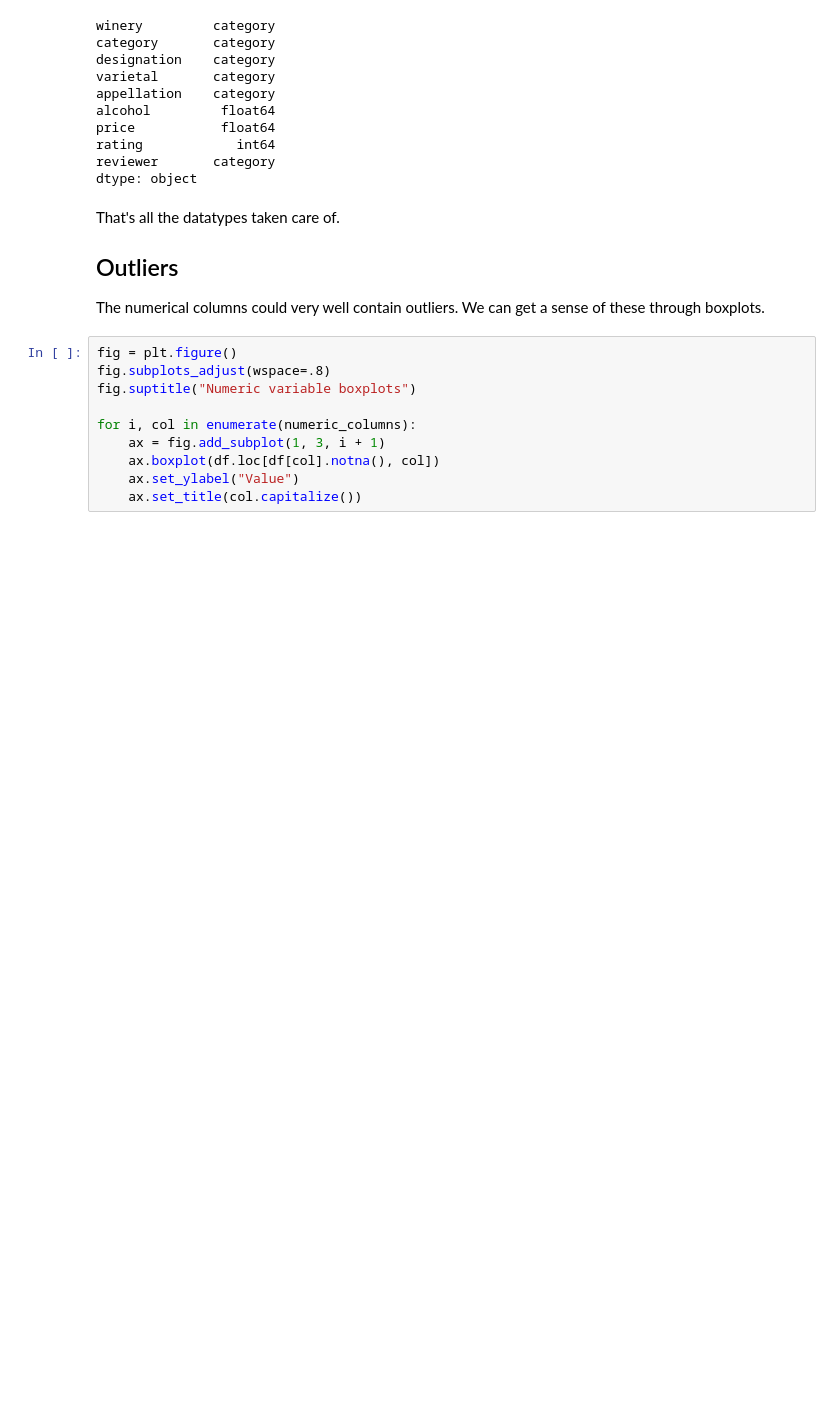
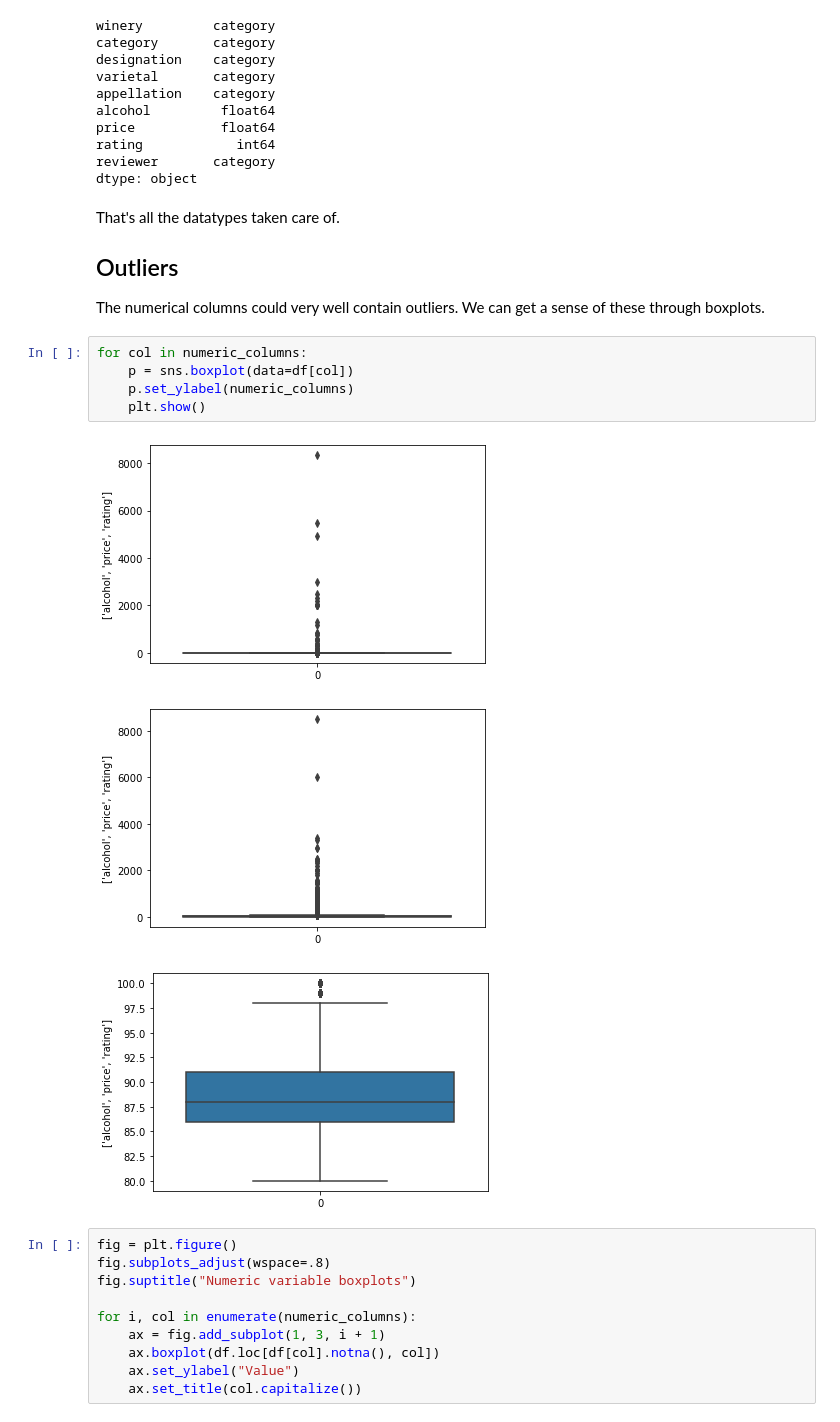
Before and after one commit to m-jeu/wine_stats, a Jupyter notebook: code.ipynb, the cells around one changed output. Cells and saved outputs as stored; diff of their text form; blank space fills up the shorter version.

```diff
--- a/code.ipynb
+++ b/code.ipynb
@@ -165,6 +170,15 @@ That's all the datatypes taken care of.
 <h2>Outliers</h2>
 
 The numerical columns could very well contain outliers. We can get a sense of these through boxplots.
+# %%
+for col in numeric_columns:
+    p = sns.boxplot(data=df[col])
+    p.set_ylabel(numeric_columns)
+    plt.show()
+# %% [output]
+[figure, added]
+[figure, added]
+[figure, added]
 # %%
 fig = plt.figure()
 fig.subplots_adjust(wspace=.8)
```
Also changed, not shown: parts of 7 cells of this notebook.
